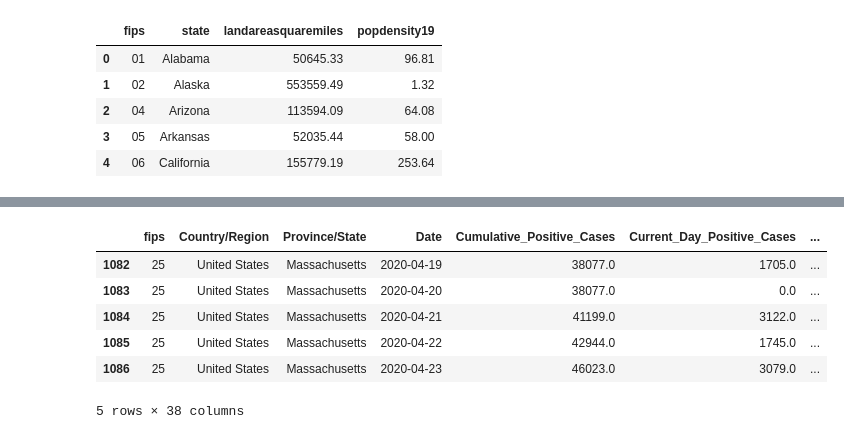
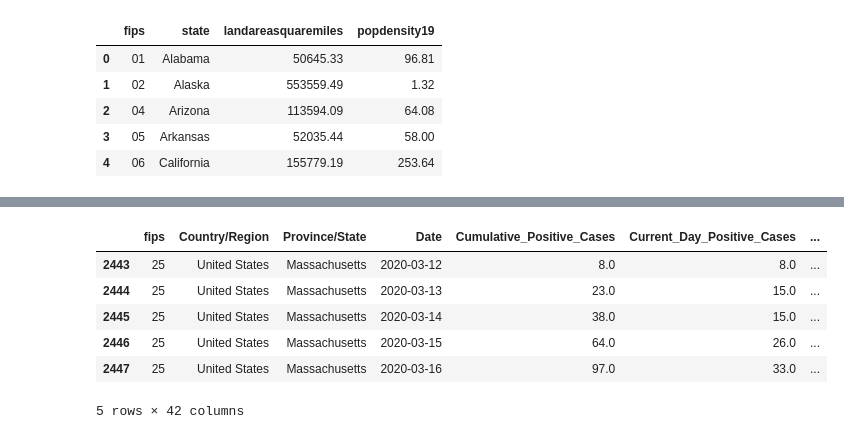
Before and after one commit to rdewolf127/COVID19, a Jupyter notebook: MA COVID.ipynb, the cells around one changed output, grey strips where cells are left out. Saved outputs shown, nothing was run; the diff lists cells and outputs as text; code cells hidden in the pictures.

```diff
--- a/MA COVID.ipynb
+++ b/MA COVID.ipynb
@@ -61,7 +87,8 @@ sorted_data['Current_Day_Total_Tests'] = sorted_data['Total'] - sorted_data.grou
 sorted_data['Current_Day_Negative_Cases'] = sorted_data['Negative'] - sorted_data.groupby(['Province/State'])["Negative"].shift(1, fill_value=0)
 sorted_data['Current_Day_Pending_Cases'] = sorted_data['Pending'] - sorted_data.groupby(['Province/State'])["Pending"].shift(1, fill_value=0)
 sorted_data['Current_Day_Deaths'] = sorted_data['Death'] - sorted_data.groupby(['Province/State'])["Death"].shift(1, fill_value=0)
-sorted_data['Current_Day_Hospitalized'] = sorted_data['Hospitalized'] - sorted_data.groupby(['Province/State'])["Hospitalized"].shift(1, fill_value=0)
+sorted_data['Current_Day_New_Hospitalized'] = sorted_data['Hospitalized'] - sorted_data.groupby(['Province/State'])["Hospitalized"].shift(1, fill_value=0)
+sorted_data['Currently_Hospitalized'] = sorted_data['hospitalizedCurrently']
 sorted_data['Prior_Day_Positive_Cases'] = sorted_data.groupby('Province/State')['Positive'].shift(1, fill_value=0)
 sorted_data['Prior_Day_Deaths'] = sorted_data.groupby('Province/State')['Death'].shift(1, fill_value=0)
 sorted_data['Prior_Day_Total_Tests'] = sorted_data.groupby('Province/State')['Total'].shift(1, fill_value=0)
@@ -71,6 +98,7 @@ sorted_data['Pct_Change_Total_Tests'] = (sorted_data['Total'] - sorted_data['Pri
 sorted_data['Cumulative_Positive_Cases'] = sorted_data['Positive']
 sorted_data['Cumulative_Total_Tests'] = sorted_data['Total']
 sorted_data['Cumulative_Deaths'] = sorted_data['Death']
+sorted_data['Cumulative_Hospitalized'] = sorted_data['hospitalizedCumulative']
 # %%
 #bring in csv for state population estimates
 urls = ['https://raw.githubusercontent.com/rdewolf127/DataVisualization611/master/state_population_est_2019.csv']
@@ -128,6 +156,7 @@ rearranged_data = merged_data.filter(items=['fips','Country/Region', 'Province/S
                                'Prior_Day_Total_Tests', 'Pct_Change_Total_Tests',
                                'Cumulative_Deaths', 'Current_Day_Deaths',
                                'Prior_Day_Deaths', 'Pct_Change_Deaths',
+                               'Current_Day_New_Hospitalized','Cumulative_Hospitalized', 'Currently_Hospitalized',
                                'ISO3166-1', 'ISO3166-2', 'PopEst_2019', 'Per_500K_Factor','landareasquaremiles', 'popdensity19'])
 # %%
 rearranged_data.loc[:, "Last_Update_Date"] = datetime.datetime.utcnow()
@@ -166,6 +195,7 @@ rearranged_data['MA7_Current_Day_Mortality_Rate'] = rearranged_data.rolling(wind
 rearranged_data['MA7_Cumulative_Positive_Test_Rate'] = rearranged_data.rolling(window=7)['Cumulative_Positive_Test_Rate'].mean()
 rearranged_data['MA7_Current_Day_Positive_Test_Rate'] = rearranged_data.rolling(window=7)['Current_Day_Positive_Test_Rate'].mean()
 rearranged_data['MA7_Current_Day_Positive_Cases'] = rearranged_data.rolling(window=7)['Current_Day_Positive_Cases'].mean()
-rearranged_data.head()
+rearranged_data['MA7_Currently_Hospitalized'] = rearranged_data.rolling(window=7)['Currently_Hospitalized'].mean()
+rearranged_data.tail()
 # %% [output]
 |  | fips | Country/Region | Province/State | Date | Cumulative_Positive_Cases | Current_Day_Positive_Cases | ... |
@@ -178,14 +208,14 @@ rearranged_data.head()
 # %%
 MA_only = rearranged_data[(rearranged_data['Province/State']=='Massachusetts')]
-MA_only.tail()
+MA_only.head()
 # %% [output]
 |  | fips | Country/Region | Province/State | Date | Cumulative_Positive_Cases | Current_Day_Positive_Cases | ... |
-| 1082 | 25 | United States | Massachusetts | 2020-04-19 | 38077.0 | 1705.0 | ... |
-| 1083 | 25 | United States | Massachusetts | 2020-04-20 | 38077.0 | 0.0 | ... |
-| 1084 | 25 | United States | Massachusetts | 2020-04-21 | 41199.0 | 3122.0 | ... |
-| 1085 | 25 | United States | Massachusetts | 2020-04-22 | 42944.0 | 1745.0 | ... |
-| 1086 | 25 | United States | Massachusetts | 2020-04-23 | 46023.0 | 3079.0 | ... |
+| 2443 | 25 | United States | Massachusetts | 2020-03-12 | 8.0 | 8.0 | ... |
+| 2444 | 25 | United States | Massachusetts | 2020-03-13 | 23.0 | 15.0 | ... |
+| 2445 | 25 | United States | Massachusetts | 2020-03-14 | 38.0 | 15.0 | ... |
+| 2446 | 25 | United States | Massachusetts | 2020-03-15 | 64.0 | 26.0 | ... |
+| 2447 | 25 | United States | Massachusetts | 2020-03-16 | 97.0 | 33.0 | ... |
-5 rows × 38 columns
+5 rows × 42 columns
 # %%
 date=datetime.date.today().isoformat()
 date
```
Also changed, not shown: parts of 10 cells of this notebook.
